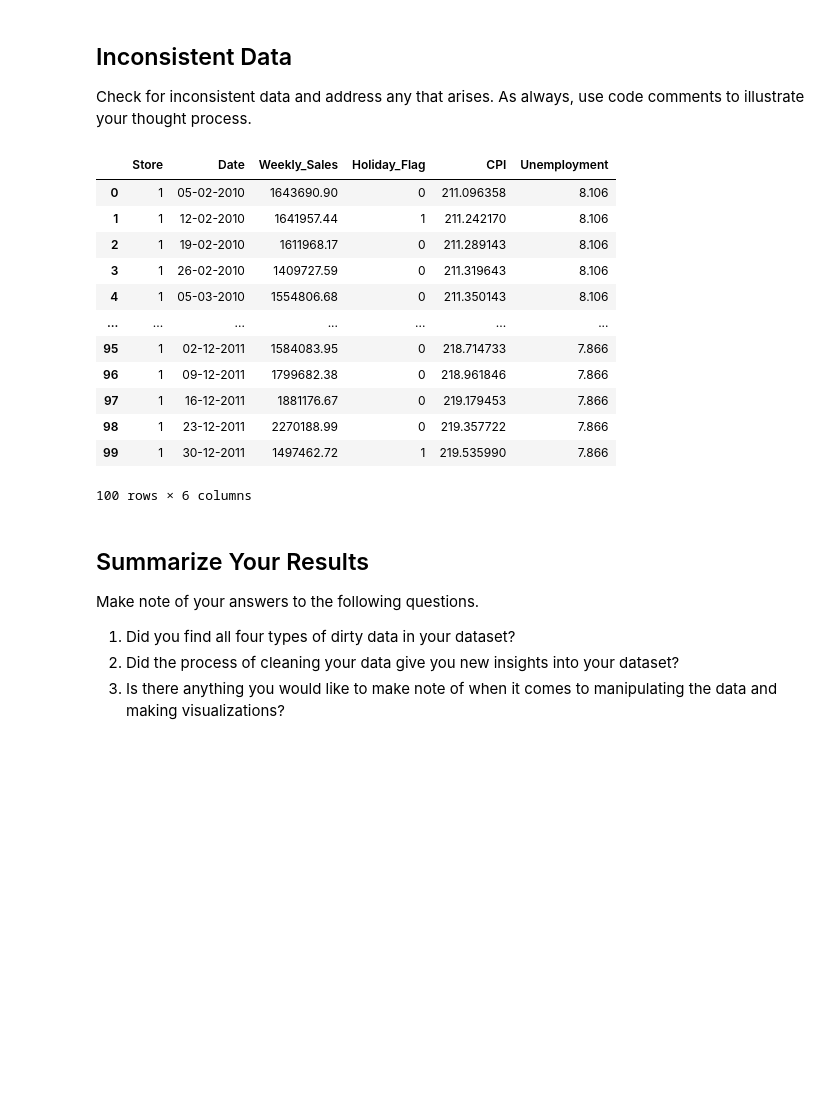
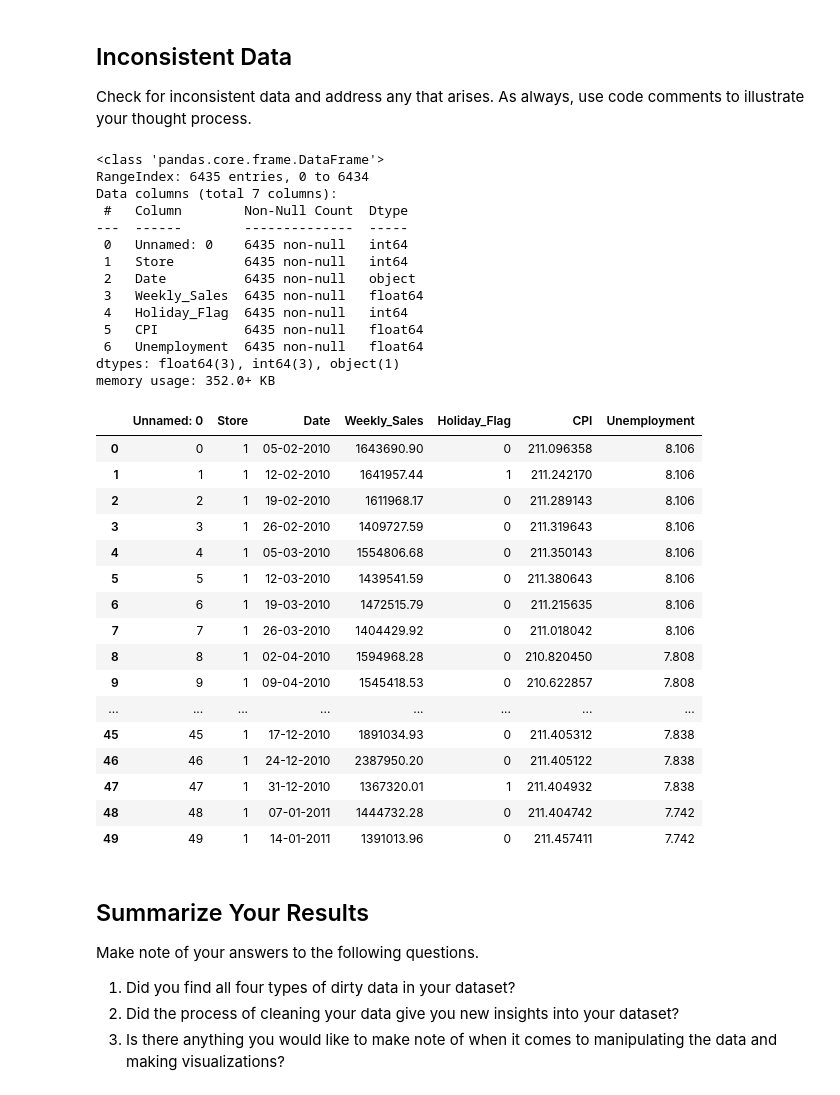
Before and after one commit to smckenzie0615/cleaning-data-checkpoint, a Jupyter notebook: checkpoint-three.ipynb, the cells around one changed output. Saved outputs shown, nothing was run; the diff lists cells and outputs as text; code cells hidden in the pictures; blank space fills up the shorter version.

```diff
--- a/checkpoint-three.ipynb
+++ b/checkpoint-three.ipynb
@@ -153,23 +153,47 @@ None
 ## Inconsistent Data
 
 Check for inconsistent data and address any that arises. As always, use code comments to illustrate your thought process.
-# %%
-cleaned_df.head(100)
-# Looking at the first 100 rows, data seems to be consistent throughout
-# %% [output]
-|  | Store | Date | Weekly_Sales | Holiday_Flag | CPI | Unemployment |
-| 0 | 1 | 05-02-2010 | 1643690.90 | 0 | 211.096358 | 8.106 |
-| 1 | 1 | 12-02-2010 | 1641957.44 | 1 | 211.242170 | 8.106 |
-| 2 | 1 | 19-02-2010 | 1611968.17 | 0 | 211.289143 | 8.106 |
-| 3 | 1 | 26-02-2010 | 1409727.59 | 0 | 211.319643 | 8.106 |
-| 4 | 1 | 05-03-2010 | 1554806.68 | 0 | 211.350143 | 8.106 |
-| ... | ... | ... | ... | ... | ... | ... |
-| 95 | 1 | 02-12-2011 | 1584083.95 | 0 | 218.714733 | 7.866 |
-| 96 | 1 | 09-12-2011 | 1799682.38 | 0 | 218.961846 | 7.866 |
-| 97 | 1 | 16-12-2011 | 1881176.67 | 0 | 219.179453 | 7.866 |
-| 98 | 1 | 23-12-2011 | 2270188.99 | 0 | 219.357722 | 7.866 |
-| 99 | 1 | 30-12-2011 | 1497462.72 | 1 | 219.535990 | 7.866 |
-100 rows × 6 columns
+# %%
+# Converting clean to data to a new csv
+cleaned_df.to_csv("cleaned_walmart.csv")
+
+#Confirming conversion is correct
+clean = pd.read_csv("cleaned_walmart.csv")
+clean.info()
+clean.head(50)
+# Based off of the first 50 there is no inconsistencies
+# %% [output]
+<class 'pandas.core.frame.DataFrame'>
+RangeIndex: 6435 entries, 0 to 6434
+Data columns (total 7 columns):
+ #   Column        Non-Null Count  Dtype
+---  ------        --------------  -----
+ 0   Unnamed: 0    6435 non-null   int64
+ 1   Store         6435 non-null   int64
+ 2   Date          6435 non-null   object
+ 3   Weekly_Sales  6435 non-null   float64
+ 4   Holiday_Flag  6435 non-null   int64
+ 5   CPI           6435 non-null   float64
+ 6   Unemployment  6435 non-null   float64
+dtypes: float64(3), int64(3), object(1)
+memory usage: 352.0+ KB
+|  | Unnamed: 0 | Store | Date | Weekly_Sales | Holiday_Flag | CPI | Unemployment |
+| 0 | 0 | 1 | 05-02-2010 | 1643690.90 | 0 | 211.096358 | 8.106 |
+| 1 | 1 | 1 | 12-02-2010 | 1641957.44 | 1 | 211.242170 | 8.106 |
+| 2 | 2 | 1 | 19-02-2010 | 1611968.17 | 0 | 211.289143 | 8.106 |
+| 3 | 3 | 1 | 26-02-2010 | 1409727.59 | 0 | 211.319643 | 8.106 |
+| 4 | 4 | 1 | 05-03-2010 | 1554806.68 | 0 | 211.350143 | 8.106 |
+| 5 | 5 | 1 | 12-03-2010 | 1439541.59 | 0 | 211.380643 | 8.106 |
+| 6 | 6 | 1 | 19-03-2010 | 1472515.79 | 0 | 211.215635 | 8.106 |
+| 7 | 7 | 1 | 26-03-2010 | 1404429.92 | 0 | 211.018042 | 8.106 |
+| 8 | 8 | 1 | 02-04-2010 | 1594968.28 | 0 | 210.820450 | 7.808 |
+| 9 | 9 | 1 | 09-04-2010 | 1545418.53 | 0 | 210.622857 | 7.808 |
+| ... | ... | ... | ... | ... | ... | ... | ... |
+| 45 | 45 | 1 | 17-12-2010 | 1891034.93 | 0 | 211.405312 | 7.838 |
+| 46 | 46 | 1 | 24-12-2010 | 2387950.20 | 0 | 211.405122 | 7.838 |
+| 47 | 47 | 1 | 31-12-2010 | 1367320.01 | 1 | 211.404932 | 7.838 |
+| 48 | 48 | 1 | 07-01-2011 | 1444732.28 | 0 | 211.404742 | 7.742 |
+| 49 | 49 | 1 | 14-01-2011 | 1391013.96 | 0 | 211.457411 | 7.742 |
 # %% [markdown]
 ## Summarize Your Results
 
```
